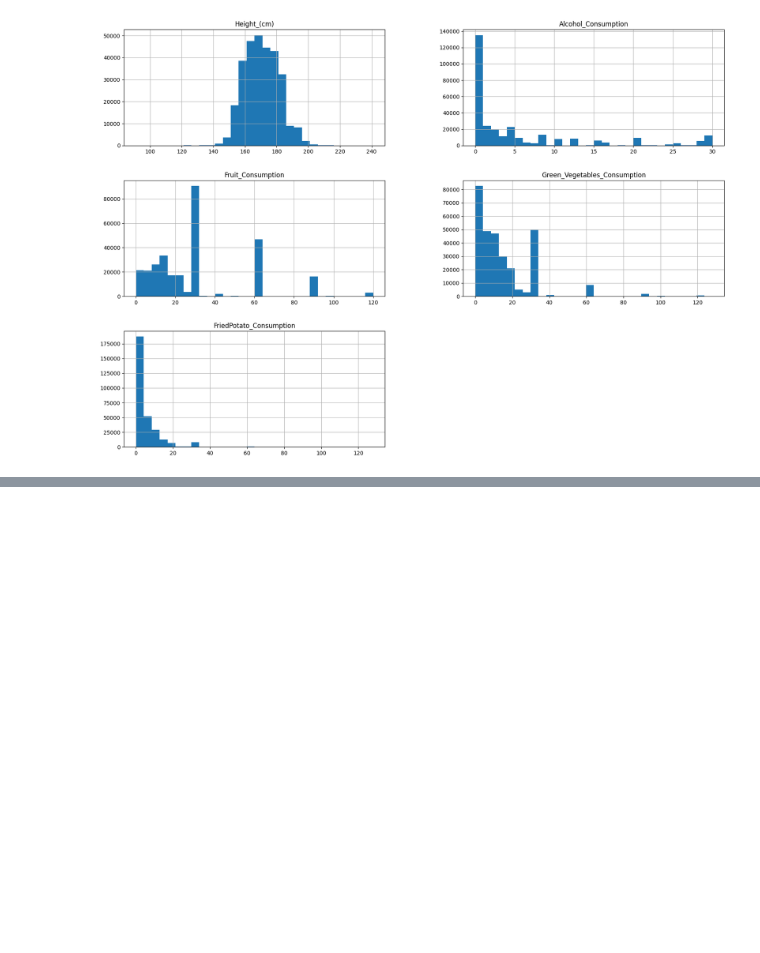
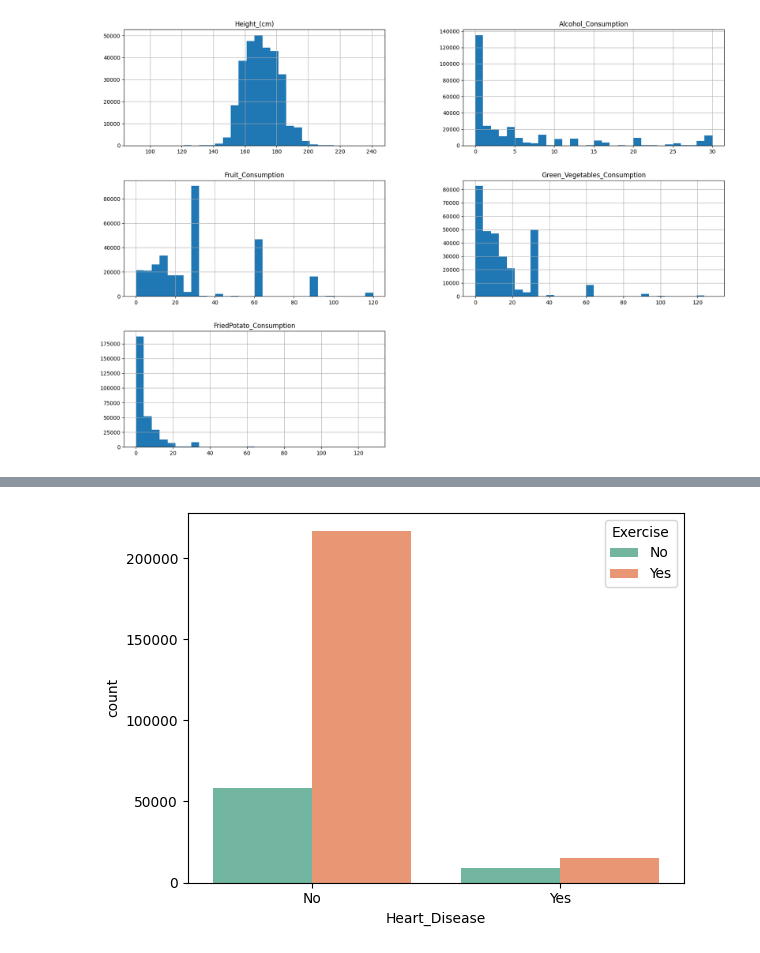
Before and after one commit to gir-yay/AI, a Jupyter notebook: projet.ipynb, the cells around one changed output, grey strips where cells are left out. Saved outputs shown, nothing was run; the diff lists cells and outputs as text; code cells hidden in the pictures; blank space fills up the shorter version.

```diff
--- a/projet.ipynb
+++ b/projet.ipynb
@@ -132,0 +147,5 @@ sns.countplot(x="Heart_Disease",data=dataset, palette='coolwarm', hue='General_H
+# %%
+sns.countplot(x =target_column , hue = 'Exercise', data = dataset ,palette = "Set2")
+plt.show()
+# %% [output]
+[figure, added]
```
Also changed, not shown: parts of 13 cells of this notebook.
